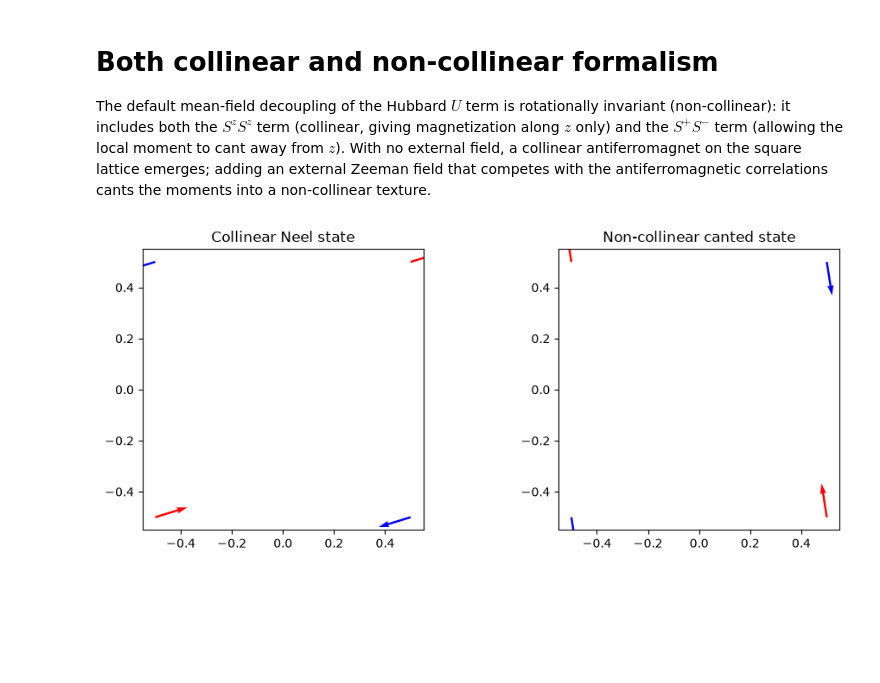
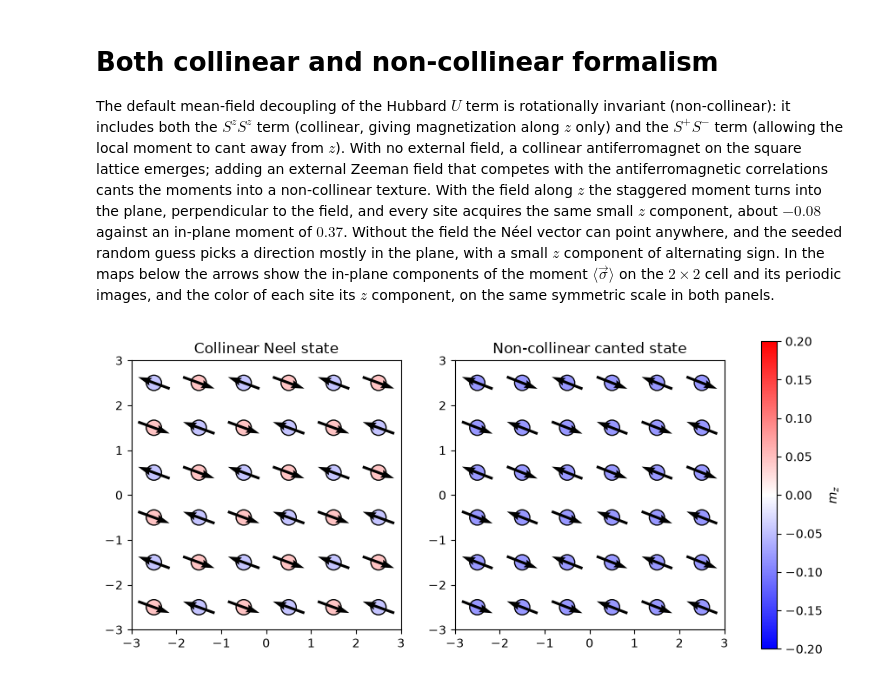
Before and after one commit to joselado/pyqula, a Jupyter notebook: jupyter-notebooks/functionalities/interacting_mean_field_hamiltonians/02_collinear_noncollinear.ipynb, the cells around one changed output. Saved outputs shown, nothing was run; the diff lists cells and outputs as text; code cells hidden in the pictures; blank space fills up the shorter version.

```diff
--- a/jupyter-notebooks/functionalities/interacting_mean_field_hamiltonians/02_collinear_noncollinear.ipynb
+++ b/jupyter-notebooks/functionalities/interacting_mean_field_hamiltonians/02_collinear_noncollinear.ipynb
@@ -6,37 +6,54 @@ it includes both the $S^zS^z$ term (collinear, giving magnetization along $z$ on
 $S^+S^-$ term (allowing the local moment to cant away from $z$). With no external field, a
 collinear antiferromagnet on the square lattice emerges; adding an external Zeeman field that
 competes with the antiferromagnetic correlations cants the moments into a non-collinear texture.
+With the field along $z$ the staggered moment turns into the plane, perpendicular to the field, and
+every site acquires the same small $z$ component, about $-0.08$ against an in-plane moment of $0.37$.
+Without the field the Néel vector can point anywhere, and the seeded random guess picks a direction
+mostly in the plane, with a small $z$ component of alternating sign. In the maps below the arrows show
+the in-plane components of the moment $\langle\vec\sigma\rangle$ on the $2\times2$ cell and its periodic
+images, and the color of each site its $z$ component, on the same symmetric scale in both panels.
 # %%
 # Add the root path of the pyqula library
 import os ; import sys
 sys.path.append(os.getcwd()+"/../../../src")
 
 import numpy as np
 import matplotlib.pyplot as plt
 from pyqula import geometry
+np.random.seed(1) # the random guess picks the direction of the Neel vector
 g = geometry.square_lattice()
 g = g.get_supercell([2,2])
+nk = 16 # converged k-mesh for the 2x2 cell
+# maxerror=1e-7: the tilt of the Neel vector out of the plane relaxes slowly,
+# the default tolerance leaves the two sublattices with m_z 0.002 apart and
+# the default maxite=1000 is not enough to go below it
 
 # collinear: pure Neel antiferromagnet, no external field
 h = g.get_hamiltonian()
-h = h.get_mean_field_hamiltonian(U=2.0,filling=0.5,mf="random")
+h = h.get_mean_field_hamiltonian(U=2.0,filling=0.5,mf="random",nk=nk,maxerror=1e-7,maxite=5000)
 m_collinear = h.get_magnetization()
 
 # non-collinear: an external in-plane-competing Zeeman field cants the moments
 h2 = g.get_hamiltonian()
 h2.add_zeeman([0.,0.,0.1])
-h2 = h2.get_mean_field_hamiltonian(U=2.0,filling=0.5,mf="random")
+h2 = h2.get_mean_field_hamiltonian(U=2.0,filling=0.5,mf="random",nk=nk,maxerror=1e-7,maxite=5000)
 m_noncollinear = h2.get_magnetization()
 
-fig,axs = plt.subplots(1,2,figsize=(10,4),subplot_kw=dict())
-r = h.geometry.r
-axs[0].quiver(r[:,0],r[:,1],m_collinear[:,0],m_collinear[:,1],
-              m_collinear[:,2],cmap="bwr",scale=3)
-axs[0].set_title("Collinear Neel state") ; axs[0].set_aspect("equal")
-axs[1].quiver(r[:,0],r[:,1],m_noncollinear[:,0],m_noncollinear[:,1],
-              m_noncollinear[:,2],cmap="bwr",scale=3)
-axs[1].set_title("Non-collinear canted state") ; axs[1].set_aspect("equal")
-plt.tight_layout()
+r = h.geometry.r # sites of the 2x2 cell
+a1,a2 = h.geometry.a1,h.geometry.a2 # its lattice vectors
+fig,axs = plt.subplots(1,2,figsize=(11,4.6))
+for ax,m,title in zip(axs,[m_collinear,m_noncollinear],
+                      ["Collinear Neel state","Non-collinear canted state"]):
+    for i in range(-1,2): # the cell and its periodic images
+        for j in range(-1,2):
+            rr = r + i*a1 + j*a2
+            sc = ax.scatter(rr[:,0],rr[:,1],c=m[:,2],cmap="bwr",vmin=-0.2,vmax=0.2,
+                            s=160,edgecolors="k",zorder=1) # color: m_z, symmetric scale
+            ax.quiver(rr[:,0],rr[:,1],m[:,0],m[:,1],pivot="middle",scale_units="xy",
+                      scale=0.5,width=0.01,zorder=2) # arrows: in-plane moment
+    ax.set_xlim(-3.,3.) ; ax.set_ylim(-3.,3.) ; ax.set_aspect("equal")
+    ax.set_title(title)
+fig.colorbar(sc,ax=axs,label="$m_z$")
 plt.show()
 # %% [output]
-[figure, old version]
+[figure, new version]
```
Also changed, not shown: 22 other files.
